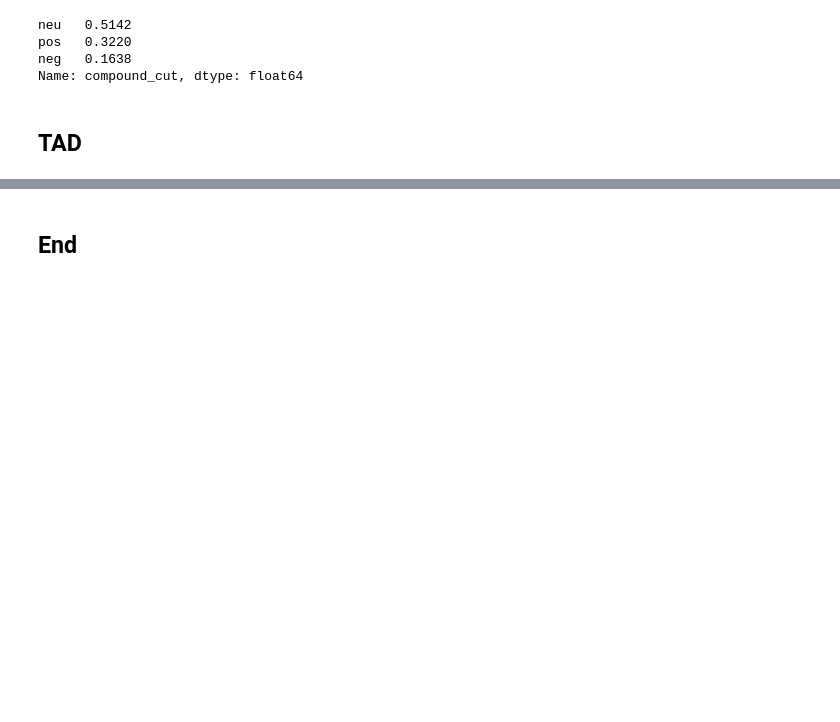
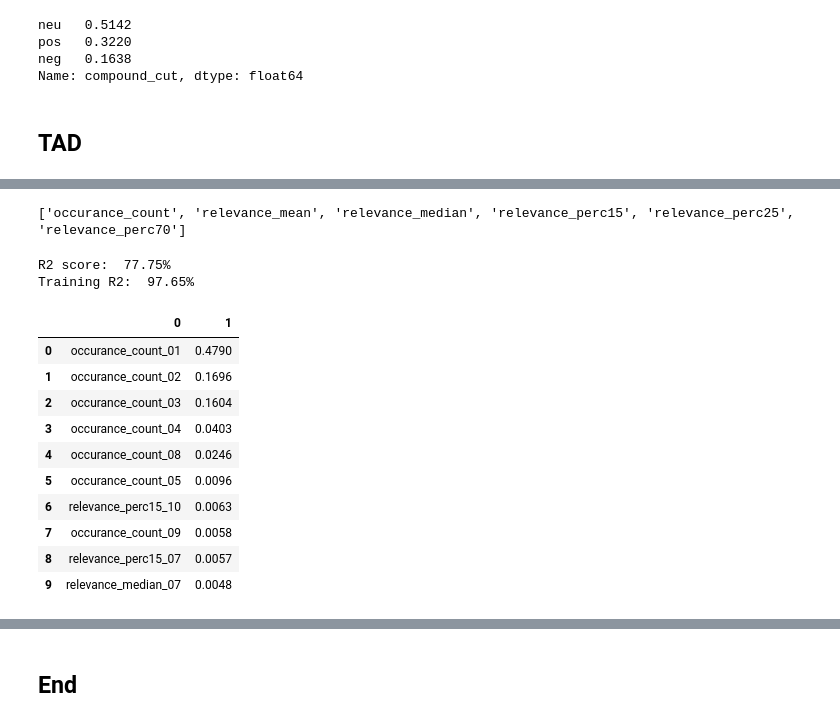
Before and after one commit to Afroefras/diplo, a Jupyter notebook: notebooks/practice/0502_UFO.ipynb, the cells around one changed output, grey strips where cells are left out. Saved outputs shown, nothing was run; the diff lists cells and outputs as text; code cells hidden in the pictures; blank space fills up the shorter version.

```diff
--- a/notebooks/practice/0502_UFO.ipynb
+++ b/notebooks/practice/0502_UFO.ipynb
@@ -573,0 +568,13 @@ memory usage: 15.1+ MB
+# %%
+def perc15(x): return np.percentile(x,15)
+def perc25(x): return np.percentile(x,25)
+def perc70(x): return np.percentile(x,70)
+# %%
+df = pd.read_csv(os.path.join(BASE_DIR,'ufo_sentim.csv')).dropna()
+df = multishift(df,id_cols=['lat_cut','long_cut'],
+                date_cols=['year'],
+                shifts=range(1,11),
+                aggfunc={'occurance':'count',
+                         'relevance':['mean',perc15,perc25,'median',perc70]
+                        }).dropna()
+df.sample()
@@ -573,0 +586,46 @@ memory usage: 15.1+ MB
+# %%
+#Save the columns with the previous dates info
+prev = df.head().filter(regex='_\d+').columns.tolist()
+actual = [x for x in df.columns if x not in prev]
+print(actual)
+# %% [output]
+['occurance_count', 'relevance_mean', 'relevance_median', 'relevance_perc15', 'relevance_perc25', 'relevance_perc70']
+# %%
+from sklearn.preprocessing import MinMaxScaler
+from sklearn.model_selection import train_test_split
+
+X = df[prev].copy()
+y = df['occurance_count'].values
+
+X_train, X_test, y_train, y_test = train_test_split(X,y,
+                                                    train_size=0.6,
+                                                    random_state=22)
+mm_x = MinMaxScaler()
+# %%
+from sklearn.pipeline import Pipeline
+from sklearn.ensemble import RandomForestRegressor
+
+forest = RandomForestRegressor(n_jobs=-1,random_state=22)
+
+model_forest = Pipeline(steps=[('scaler', mm_x),
+                               ('model', forest)])
+
+print('R2 score: ','{:.2%}'.format(model_forest.fit(X_train,y_train).score(X_test,y_test)))
+print('Training R2: ','{:.2%}'.format(model_forest.score(X_train,y_train)))
+
+#The most relevant features of the Random Forest Regressor
+pd.DataFrame(zip(X.columns,model_forest[1].feature_importances_)).sort_values(1,0,0).head(10).reset_index(drop=True)
+# %% [output]
+R2 score:  77.75%
+Training R2:  97.65%
+|  | 0 | 1 |
+| 0 | occurance_count_01 | 0.4790 |
+| 1 | occurance_count_02 | 0.1696 |
+| 2 | occurance_count_03 | 0.1604 |
+| 3 | occurance_count_04 | 0.0403 |
+| 4 | occurance_count_08 | 0.0246 |
+| 5 | occurance_count_05 | 0.0096 |
+| 6 | relevance_perc15_10 | 0.0063 |
+| 7 | occurance_count_09 | 0.0058 |
+| 8 | relevance_perc15_07 | 0.0057 |
+| 9 | relevance_median_07 | 0.0048 |
```
Also changed, not shown: parts of 22 cells of this notebook.
